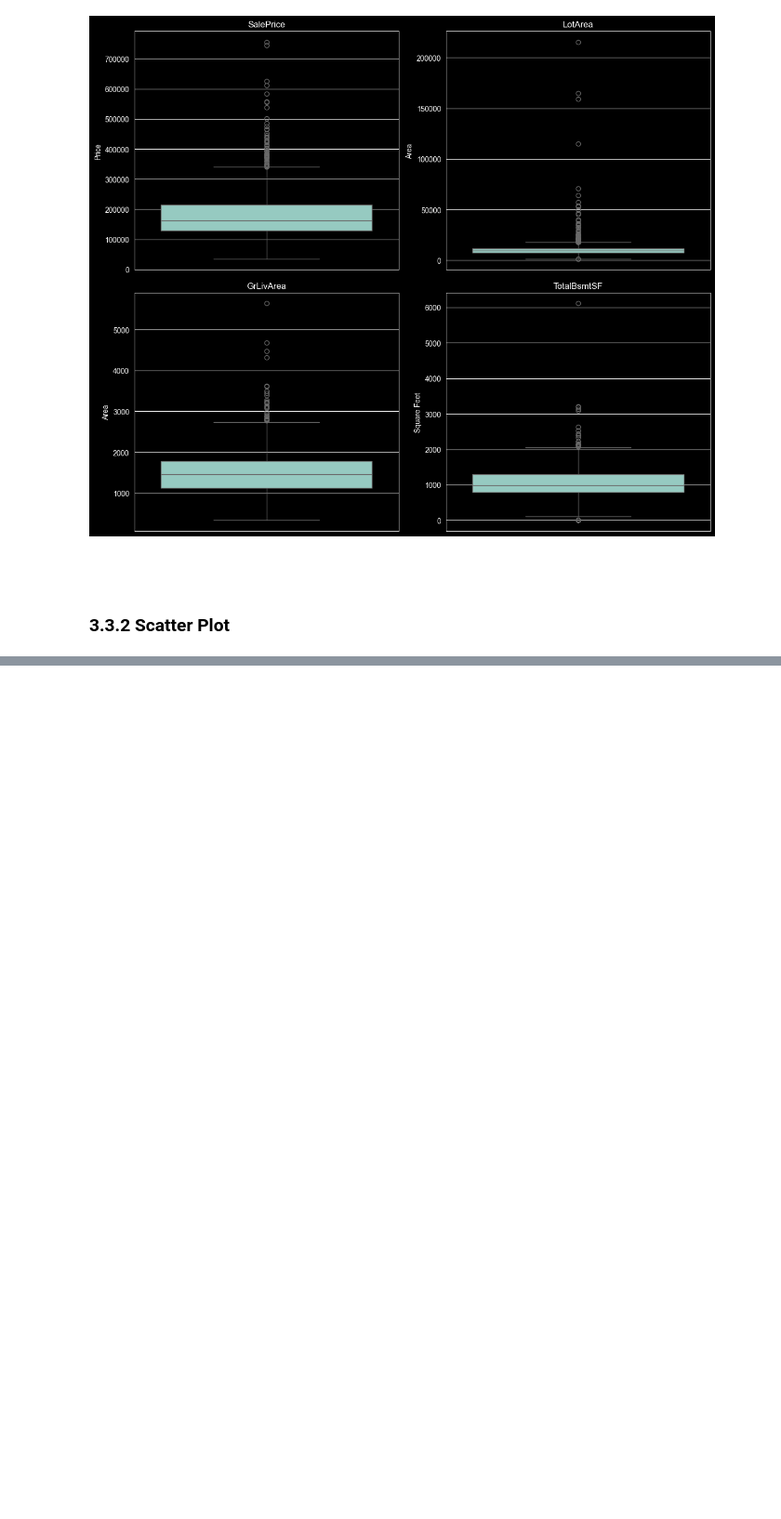
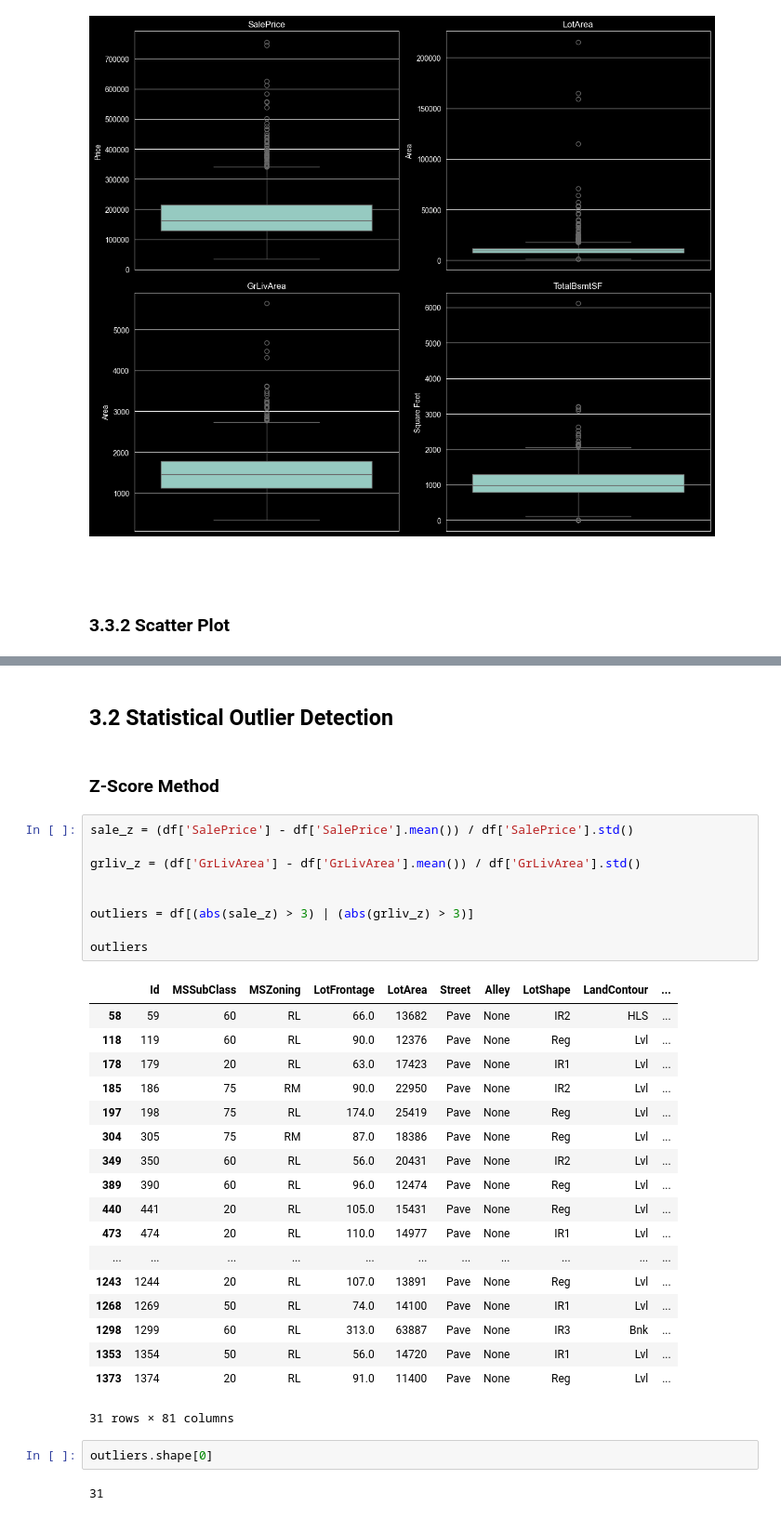
Before and after one commit to pinithasavidya617/pandas-data-analysis-practice, a Jupyter notebook: Data Processing Project/ames_analysis.ipynb, the cells around one changed output, grey strips where cells are left out. Shown at 93% size. Cells and saved outputs as stored; diff of their text form; blank space fills up the shorter version.

```diff
--- a/Data Processing Project/ames_analysis.ipynb
+++ b/Data Processing Project/ames_analysis.ipynb
@@ -627,0 +640,36 @@ sns.scatterplot(x=df['GrLivArea'], y=df['SalePrice'])
+# %% [markdown]
+## 3.2 Statistical Outlier Detection
+# %% [markdown]
+### Z-Score Method
+# %%
+sale_z = (df['SalePrice'] - df['SalePrice'].mean()) / df['SalePrice'].std()
+
+grliv_z = (df['GrLivArea'] - df['GrLivArea'].mean()) / df['GrLivArea'].std()
+
+
+outliers = df[(abs(sale_z) > 3) | (abs(grliv_z) > 3)]
+
+outliers
+# %% [output]
+|  | Id | MSSubClass | MSZoning | LotFrontage | LotArea | Street | Alley | LotShape | LandContour | ... |
+| 58 | 59 | 60 | RL | 66.0 | 13682 | Pave | None | IR2 | HLS | ... |
+| 118 | 119 | 60 | RL | 90.0 | 12376 | Pave | None | Reg | Lvl | ... |
+| 178 | 179 | 20 | RL | 63.0 | 17423 | Pave | None | IR1 | Lvl | ... |
+| 185 | 186 | 75 | RM | 90.0 | 22950 | Pave | None | IR2 | Lvl | ... |
+| 197 | 198 | 75 | RL | 174.0 | 25419 | Pave | None | Reg | Lvl | ... |
+| 304 | 305 | 75 | RM | 87.0 | 18386 | Pave | None | Reg | Lvl | ... |
+| 349 | 350 | 60 | RL | 56.0 | 20431 | Pave | None | IR2 | Lvl | ... |
+| 389 | 390 | 60 | RL | 96.0 | 12474 | Pave | None | Reg | Lvl | ... |
+| 440 | 441 | 20 | RL | 105.0 | 15431 | Pave | None | Reg | Lvl | ... |
+| 473 | 474 | 20 | RL | 110.0 | 14977 | Pave | None | IR1 | Lvl | ... |
+| ... | ... | ... | ... | ... | ... | ... | ... | ... | ... | ... |
+| 1243 | 1244 | 20 | RL | 107.0 | 13891 | Pave | None | Reg | Lvl | ... |
+| 1268 | 1269 | 50 | RL | 74.0 | 14100 | Pave | None | IR1 | Lvl | ... |
+| 1298 | 1299 | 60 | RL | 313.0 | 63887 | Pave | None | IR3 | Bnk | ... |
+| 1353 | 1354 | 50 | RL | 56.0 | 14720 | Pave | None | IR1 | Lvl | ... |
+| 1373 | 1374 | 20 | RL | 91.0 | 11400 | Pave | None | Reg | Lvl | ... |
+31 rows × 81 columns
+# %%
+outliers.shape[0]
+# %% [output]
+31
```
Also changed, not shown: parts of 5 cells of this notebook.
